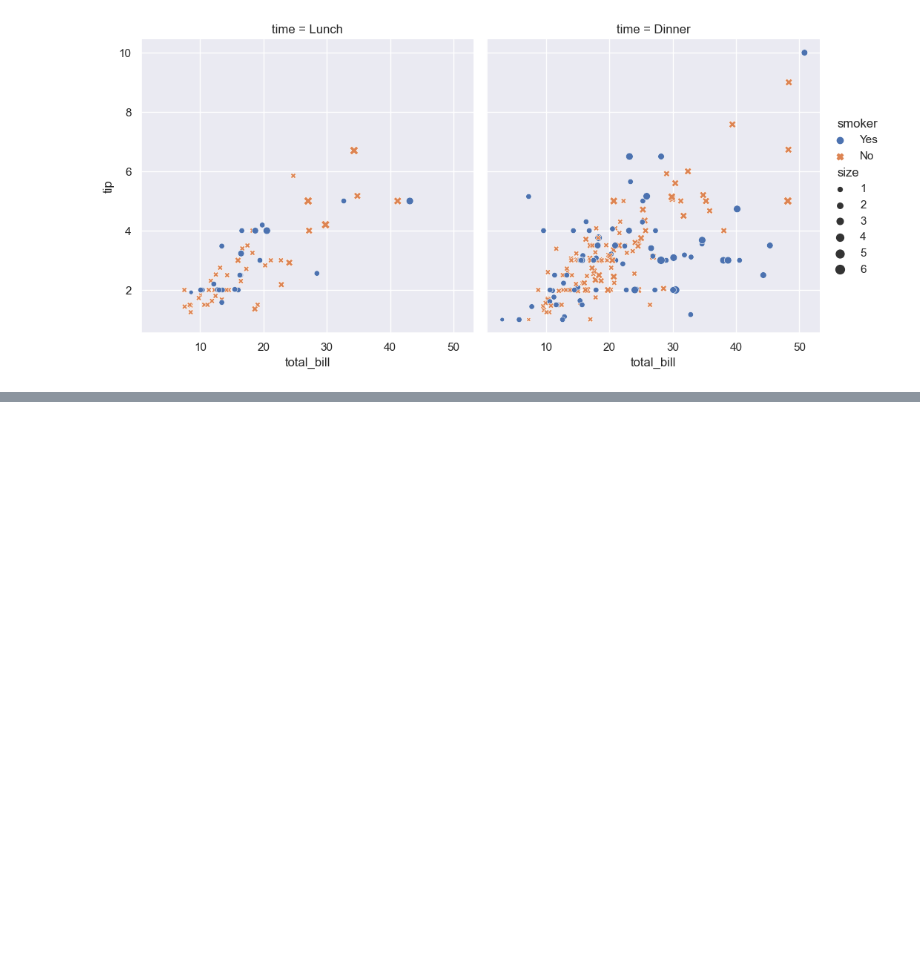
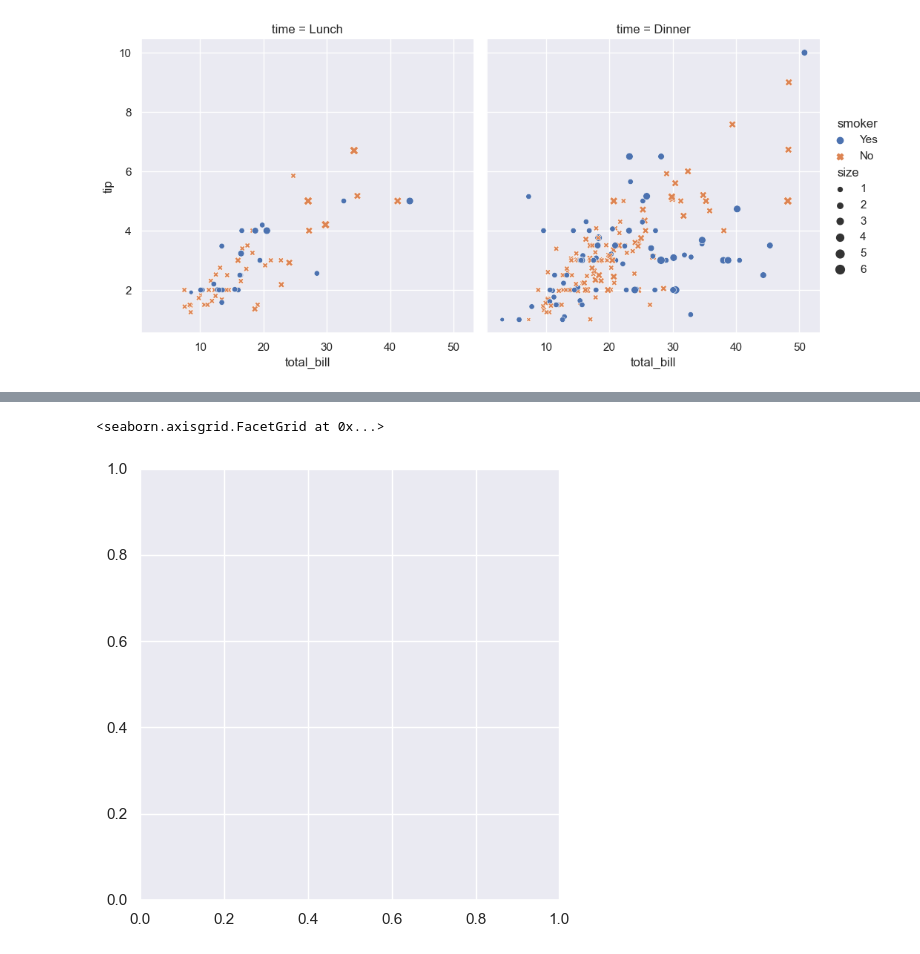
Before and after one commit to nhoglen/ppt-lanes, a Jupyter notebook: Seaborn Tutorial.ipynb, the cells around one changed output, grey strips where cells are left out. Saved outputs shown, nothing was run; the diff lists cells and outputs as text; code cells hidden in the pictures; blank space fills up the shorter version.

```diff
--- a/Seaborn Tutorial.ipynb
+++ b/Seaborn Tutorial.ipynb
@@ -20,0 +65,18 @@ sns.relplot(
+# %%
+sns.relplot(
+    data=None,
+    x=None, y=None, hue=None,
+    size=None, style=None,
+    units=None, row=None,
+    col=None, col_wrap=None,
+    row_order=None, col_order=None,
+    palette=None, hue_order=None,
+    hue_norm=None, sizes=None,
+    size_order=None, size_norm=None,
+    markers=None, dashes=None,
+    style_order=None, legend='auto', kind='scatter',
+    height=5, aspect=1, facet_kws=None,
+)
+# %% [output]
+<seaborn.axisgrid.FacetGrid at 0x...>
+[figure, added]
```
Also changed, not shown: parts of 7 cells of this notebook.
